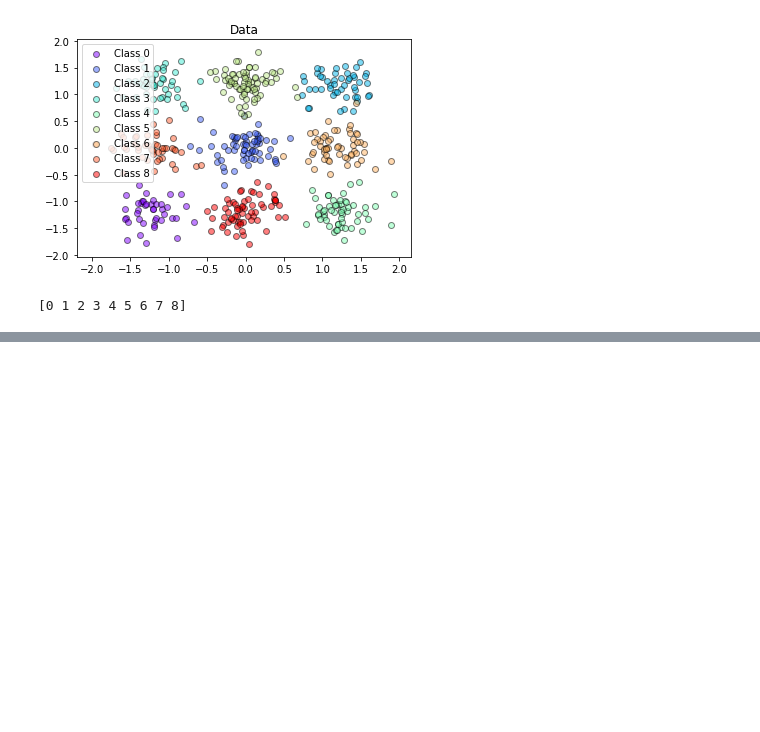
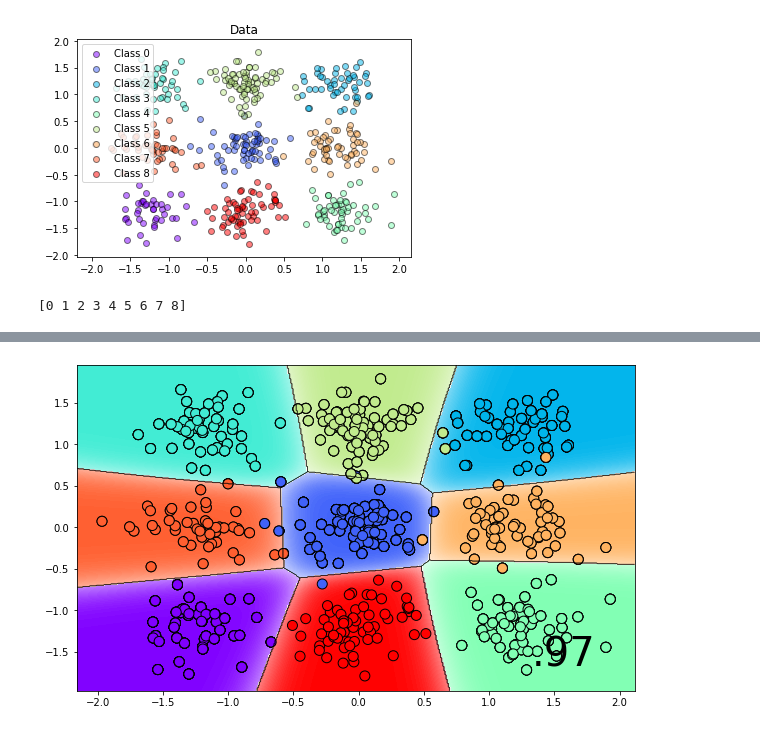
Before and after one commit to jganzabal/lottery-ticket-hypotesis-keras, a Jupyter notebook: 7_simple_dataset.ipynb, the cells around one changed output, grey strips where cells are left out. Saved outputs shown, nothing was run; the diff lists cells and outputs as text; code cells hidden in the pictures; blank space fills up the shorter version.

```diff
--- a/7_simple_dataset.ipynb
+++ b/7_simple_dataset.ipynb
@@ -113,3 +114,10 @@ Epoch 5/5
+# %%
+plt.figure(figsize=(10, 6))
+model.load_weights(best_weights)
+acc = model.evaluate(X_train, y_train, verbose=0)[1]
+xx, yy, Z = plot_MC_boundaries_keras(X_train, y_train, acc, model.predict, my_colors=colors, mesh_res = 500, alpha=1.0, almost_white=0.99)
+# %% [output]
+[figure, added]
 # %%
 from LTH_helper import prune_and_initilize, plot_MC_boundaries_keras
 # %%
```
Also changed, not shown: parts of 15 cells of this notebook.
